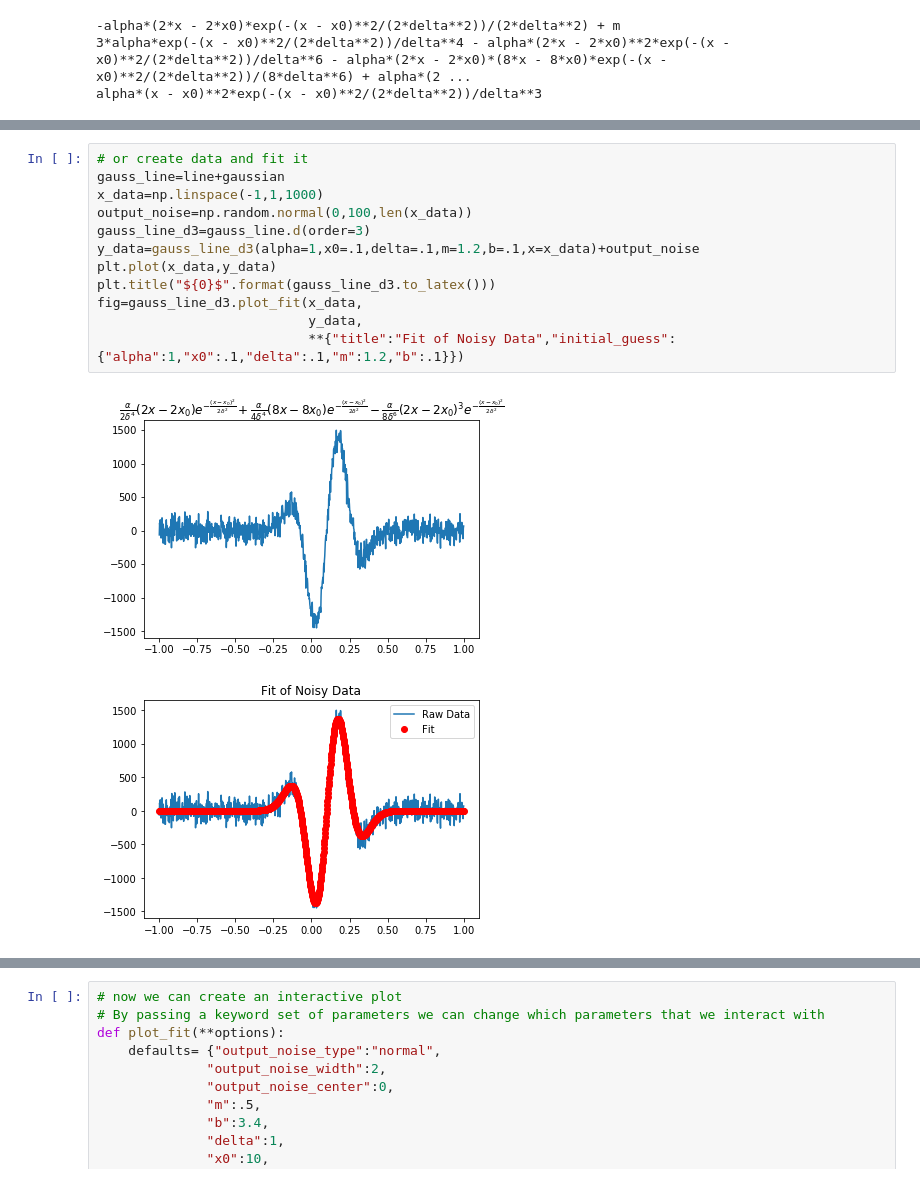
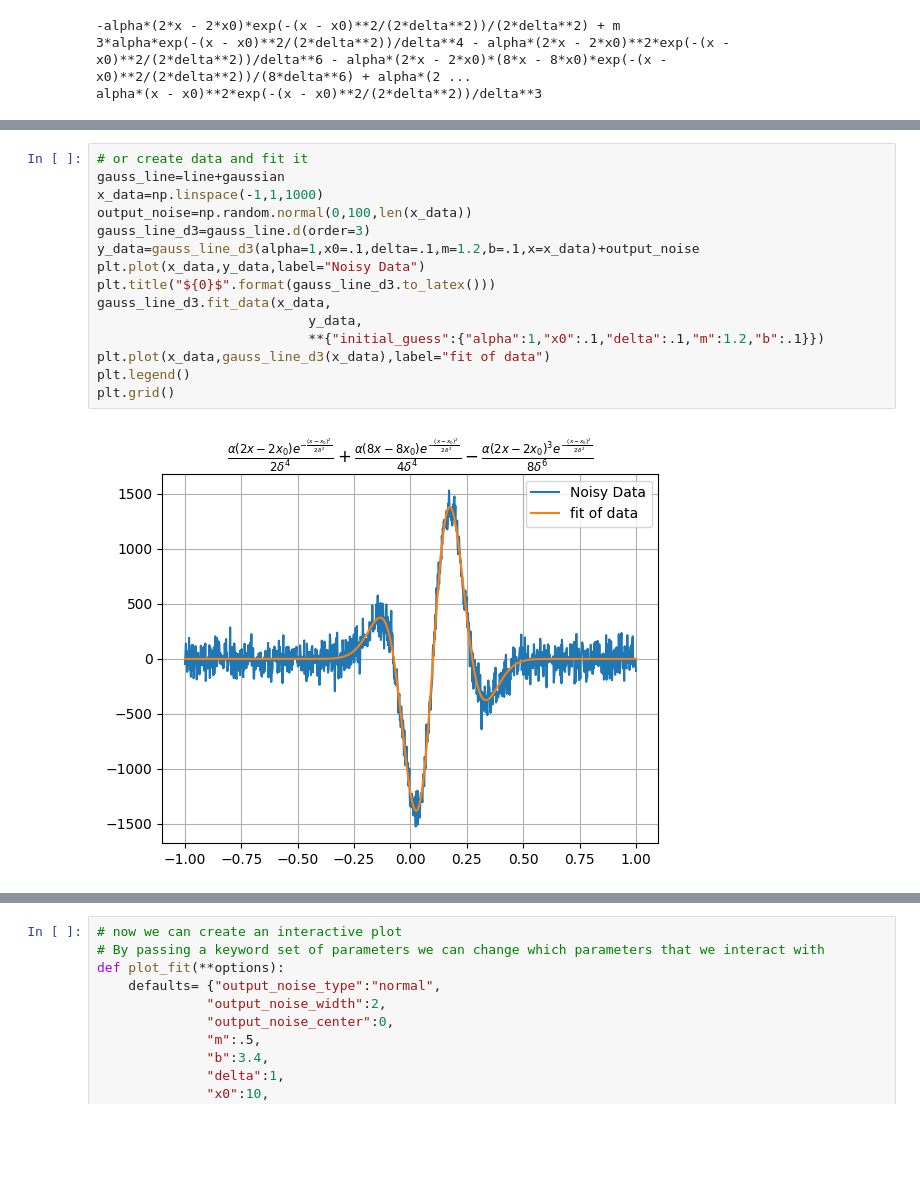
Before and after one commit to sandersa-nist/univariate_tools, a Jupyter notebook: examples/Fitting_Example.ipynb, the cells around one changed output, grey strips where cells are left out. Drawn from its saved outputs; the diff is of its cells as text; blank space fills up the shorter version.

```diff
--- a/examples/Fitting_Example.ipynb
+++ b/examples/Fitting_Example.ipynb
@@ -100,18 +96,20 @@ plt.title("${0}$".format(gauss_line_d3.to_latex()))
 # %%
 # or create data and fit it
 gauss_line=line+gaussian
 x_data=np.linspace(-1,1,1000)
 output_noise=np.random.normal(0,100,len(x_data))
 gauss_line_d3=gauss_line.d(order=3)
 y_data=gauss_line_d3(alpha=1,x0=.1,delta=.1,m=1.2,b=.1,x=x_data)+output_noise
-plt.plot(x_data,y_data)
+plt.plot(x_data,y_data,label="Noisy Data")
 plt.title("${0}$".format(gauss_line_d3.to_latex()))
-fig=gauss_line_d3.plot_fit(x_data,
+gauss_line_d3.fit_data(x_data,
                            y_data,
-                           **{"title":"Fit of Noisy Data","initial_guess":{"alpha":1,"x0":.1,"delta":.1,"m":1.2,"b":.1}})
+                           **{"initial_guess":{"alpha":1,"x0":.1,"delta":.1,"m":1.2,"b":.1}})
+plt.plot(x_data,gauss_line_d3(x_data),label="fit of data")
+plt.legend()
+plt.grid()
 # %% [output]
-[figure, old version]
+[figure, new version]
-[figure, removed]
 # %%
 # now we can create a DataSimulator object to change the output noise on any FunctionalModel and fit it
 model=line+gaussian
```
Also changed, not shown: parts of 10 cells of this notebook, 2 other files.
